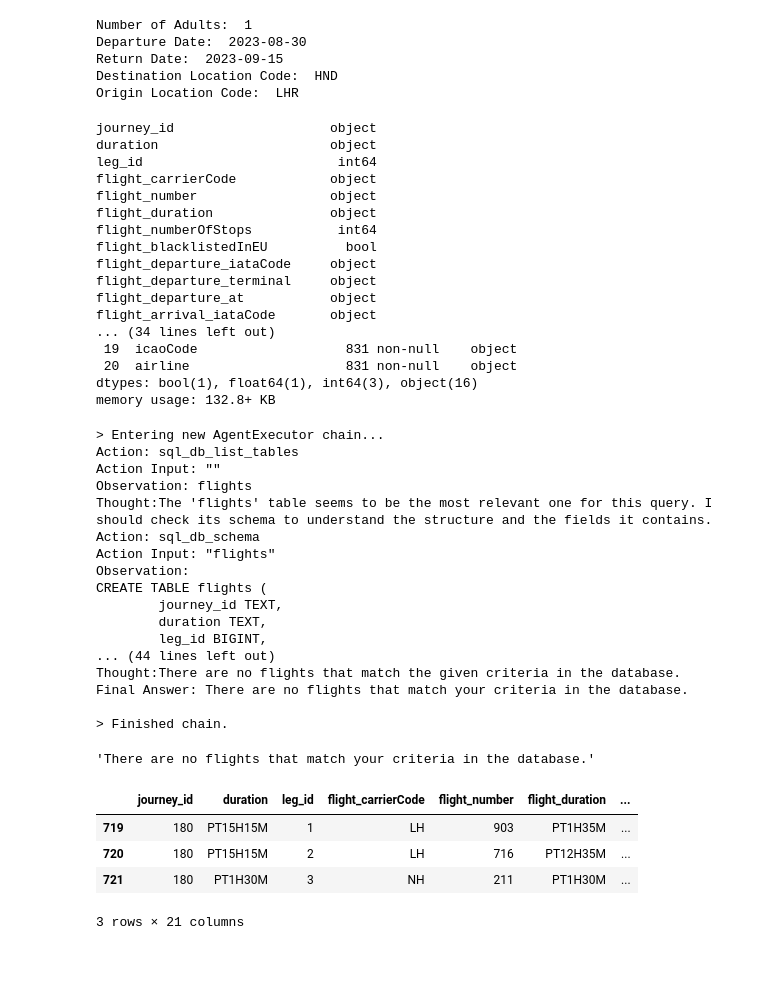
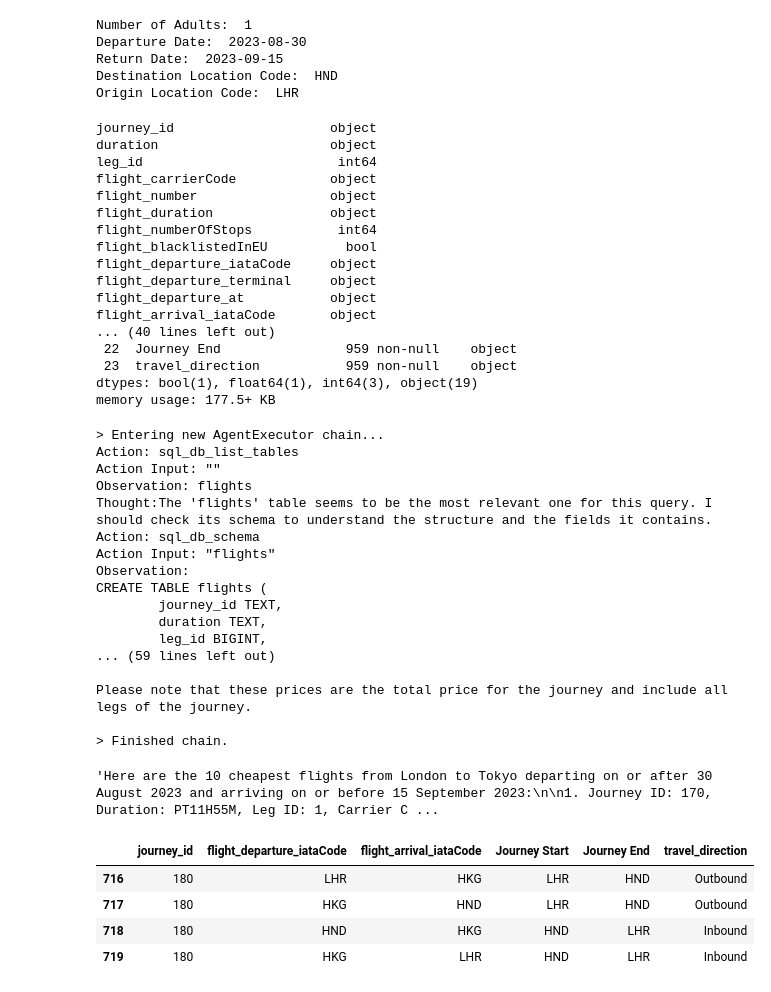
Before and after one commit to john-adeojo/ai_travel_agent, a Jupyter notebook: src/testnotebook.ipynb, the cells around one changed output. Drawn from its saved outputs; the diff is of its cells as text; code cells hidden in the pictures; blank space fills up the shorter version.

```diff
--- a/src/testnotebook.ipynb
+++ b/src/testnotebook.ipynb
@@ -47,6 +47,7 @@ class SingletonToken:
 
 api_key, api_secret, openai_key, hugging_api_key = read_config()
 # %%
+import numpy as np
 def journey_data(response_flights_data, response_airline_lookup_data, originLocationCode, destinationLocationCode):
     # Load the data into a DataFrame
     df = pd.DataFrame(response_flights_data)
@@ -95,8 +96,31 @@ def journey_data(response_flights_data, response_airline_lookup_data, originLoca
     df_flights.columns = df_flights.columns.str.replace('.', '_')
     df_flights['total'] = pd.to_numeric(df_flights['total'], errors='coerce')
 
-    df_flights['Journey Start'] = originLocationCode
-    df_flights['Journey Start'] = destinationLocationCode
+    outbound_origin = originLocationCode
+    outbound_destination = destinationLocationCode
+    inbound_origin = destinationLocationCode
+    inbound_destination = originLocationCode
+
+    # Create conditions
+    cond1 = (df_flights['flight_departure_iataCode'] == outbound_origin) | (df_flights['flight_arrival_iataCode'] == destinationLocationCode)
+    cond2 = (df_flights['flight_departure_iataCode'] == inbound_origin) | (df_flights['flight_arrival_iataCode'] == inbound_destination)
+
+    # Update 'Journey Start' and 'Journey End' based on conditions
+    df_flights.loc[cond1, 'Journey Start'] = originLocationCode
+    df_flights.loc[cond1, 'Journey End'] = destinationLocationCode
+    df_flights.loc[cond2, 'Journey Start'] = destinationLocationCode
+    df_flights.loc[cond2, 'Journey End'] = originLocationCode
+
+    # Update 'travel_direction' based on 'Journey Start'
+    df_flights.loc[df_flights['Journey Start'] == originLocationCode, 'travel_direction'] = 'Inbound'
+    df_flights.loc[df_flights['Journey Start'] == destinationLocationCode, 'travel_direction'] = 'Outbound'
+
+
+    df_flights.loc[df_flights['flight_arrival_iataCode'] == df_flights['Journey End'], 'flight_arrival_iataCode'] = 'N/A'
+    df_flights.loc[df_flights['flight_departure_iataCode'] == df_flights['Journey Start'], 'flight_departure_iataCode'] = 'N/A'
+
+    df_flights.rename(columns={'flight_departure_iataCode': 'intermediate_journey_departure',
+                           'flight_arrival_iataCode': 'intermediate_journey_arrival'}, inplace=True)
 
     return df_flights
 # %%
@@ -245,7 +269,7 @@ def search_for_flights(originLocationCode, destinationLocationCode, departureDat
         print(f"Error code airline lookup: {error.code}")
         print(f"Error message airline lookup: {error.description}")
 
-    df_flights = journey_data(response_flights.data, response_airline_lookup.data)
+    df_flights = journey_data(response_flights.data, response_airline_lookup.data, destinationLocationCode, originLocationCode)
     print(df_flights.dtypes)
     db = load_data(df_flights)
 
@@ -266,11 +290,11 @@ flight_departure_iataCode     object
 flight_departure_terminal     object
 flight_departure_at           object
 flight_arrival_iataCode       object
-... (34 lines left out)
- 19  icaoCode                   831 non-null    object
- 20  airline                    831 non-null    object
-dtypes: bool(1), float64(1), int64(3), object(16)
-memory usage: 132.8+ KB
+... (40 lines left out)
+ 22  Journey End                959 non-null    object
+ 23  travel_direction           959 non-null    object
+dtypes: bool(1), float64(1), int64(3), object(19)
+memory usage: 177.5+ KB
 # %%
 # from langchain.prompts.prompt import PromptTemplate
 
@@ -343,17 +367,17 @@ CREATE TABLE flights (
         journey_id TEXT,
         duration TEXT,
         leg_id BIGINT,
-... (44 lines left out)
-Thought:There are no flights that match the given criteria in the database.
-Final Answer: There are no flights that match your criteria in the database.
+... (59 lines left out)
+
+Please note that these prices are the total price for the journey and include all legs of the journey.
 
 > Finished chain.
-'There are no flights that match your criteria in the database.'
+'Here are the 10 cheapest flights from London to Tokyo departing on or after 30 August 2023 and arriving on or before 15 September 2023:\n\n1. Journey ID: 170, Duration: PT11H55M, Leg ID: 1, Carrier C ...
 # %%
-df_flights.loc[df_flights['journey_id'] == '180']
+df_flights[["journey_id", "flight_departure_iataCode", "flight_arrival_iataCode", "Journey Start", "Journey End", "travel_direction"]].loc[df_flights['journey_id'] == '180']
 # %% [output]
-|  | journey_id | duration | leg_id | flight_carrierCode | flight_number | flight_duration | ... |
-| 719 | 180 | PT15H15M | 1 | LH | 903 | PT1H35M | ... |
-| 720 | 180 | PT15H15M | 2 | LH | 716 | PT12H35M | ... |
-| 721 | 180 | PT1H30M | 3 | NH | 211 | PT1H30M | ... |
+|  | journey_id | flight_departure_iataCode | flight_arrival_iataCode | Journey Start | Journey End | travel_direction |
+| 716 | 180 | LHR | HKG | LHR | HND | Outbound |
+| 717 | 180 | HKG | HND | LHR | HND | Outbound |
+| 718 | 180 | HND | HKG | HND | LHR | Inbound |
+| 719 | 180 | HKG | LHR | HND | LHR | Inbound |
-3 rows × 21 columns
```
Also changed, not shown: parts of 5 cells of this notebook, 3 other files.
